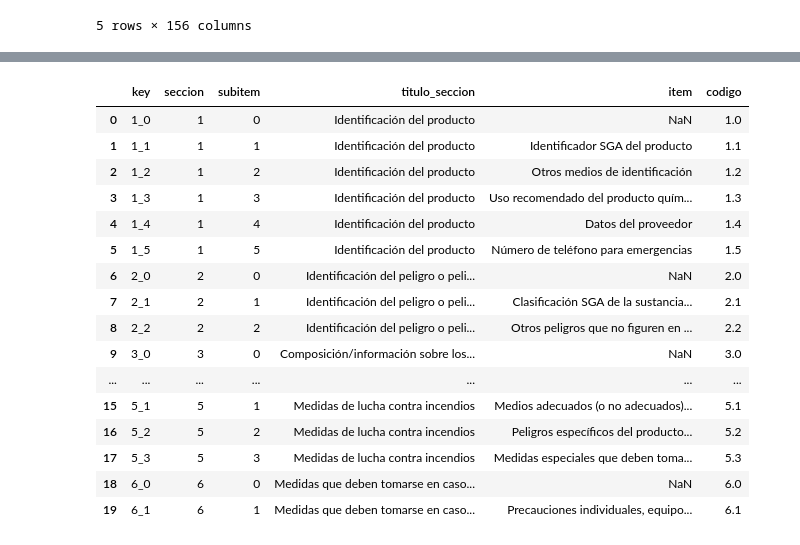
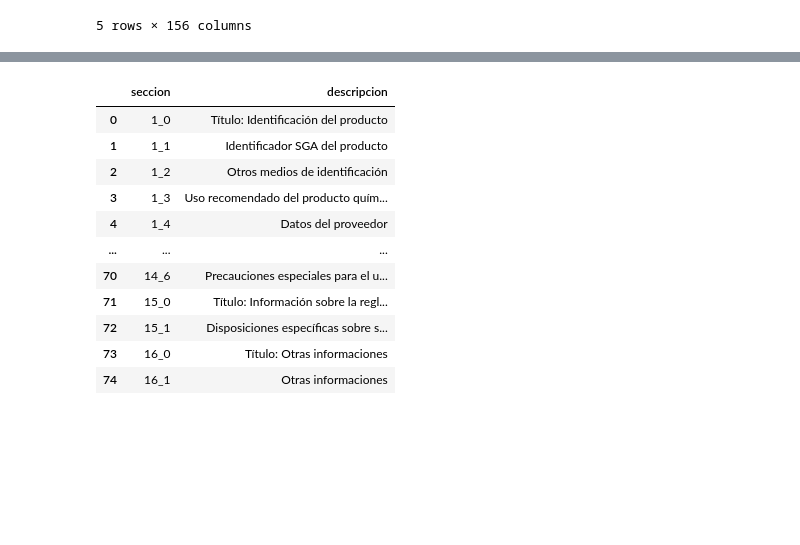
Before and after one commit to jpospinalo/SDS, a Jupyter notebook: notebooks/preprocessing.ipynb, the cells around one changed output, grey strips where cells are left out. Cells and saved outputs as stored; diff of their text form; code cells hidden in the pictures; blank space fills up the shorter version.

```diff
--- a/notebooks/preprocessing.ipynb
+++ b/notebooks/preprocessing.ipynb
@@ -4,7 +4,7 @@
 import pandas as pd
 import matplotlib.pyplot as plt
 
-data = pd.read_csv('../raw/eval.csv',sep=';')
+data = pd.read_csv('../data/raw/eval.csv',sep=';')
 
 
 data.head()
@@ -272,95 +297,54 @@ texto = r"""
 11.5. 	Medidas numéricas de toxicidad (tales como estimaciones de toxicidad aguda)
 12.0.	Título: Información ecotoxicológica
 12.1. 	Toxicidad
 12.2. 	Persistencia y degradabilidad
 12.3. 	Potencial de bioacumulación
 12.4.	Movilidad en el suelo
 12.5. 	Otros efectos adversos
 13.0.	Título: Información relativa a la eliminación de los productos
 13.1. 	Métodos de eliminación
 14.0.	Título: Información relativa al transporte
 14.1. 	Número ONU
 14.2. 	Designación oficial de transporte de las Naciones Unidas
 14.3. 	Clase(s) relativas al transporte
 14.4. 	Grupo de embalaje/envasado si se aplica
 14.5. 	Riesgos ambientales
 14.6. 	Precauciones especiales para el usuario
 15.0.	Título: Información sobre la reglamentación
 15.1. 	Disposiciones específicas sobre seguridad, salud y medio ambiente para el producto de que se trate
 16.0.	Título: Otras informaciones
 16.1. 	Otras informaciones
 """
 
-line_pat = re.compile(r"^\s*(\d+(?:\.\d+)+)\.\s*(.+?)\s*$")
-titulo_pat = re.compile(r"^\s*T[ÍI]TULO\s*:\s*(.+)\s*$", re.IGNORECASE)
+pat = re.compile(r"^\s*(\d+(?:\.\d+)+)\.\s*(.+?)\s*$")
 
-# meta para tu esquema actual X_Y (solo dos niveles: seccion.subitem)
-meta = {}      # clave "15_1", "15_0", ...
-meta_full = {} # clave "3_1_1_2" para subniveles profundos (por si lo quieres)
-
-titulo_seccion_actual = {}
-
-for raw in texto.splitlines():
-    raw = raw.strip()
-    if not raw:
+rows = []
+for line in texto.splitlines():
+    line = line.strip()
+    if not line:
         continue
-
-    m = line_pat.match(raw)
+    m = pat.match(line)
     if not m:
         continue
 
-    codigo = m.group(1)  # ej "15.1" o "3.1.1.2"
-    desc = m.group(2).strip()
+    codigo = m.group(1)                 # ej: "3.1.1.2"
+    desc = m.group(2).strip()           # texto
+    key = codigo.replace(".", "_")      # ej: "3_1_1_2"
 
-    partes = codigo.split(".")
-    seccion = int(partes[0])
+    rows.append({"seccion": key, "descripcion": desc})
 
-    # título de sección
-    mt = titulo_pat.match(desc)
-    if mt and len(partes) == 2 and int(partes[1]) == 0:
-        titulo = mt.group(1).strip()
-        titulo_seccion_actual[seccion] = titulo
-        key = f"{seccion}_0"
-        meta[key] = {"seccion": seccion, "subitem": 0, "titulo_seccion": titulo, "item": None, "codigo": codigo}
-        meta_full["_".join(partes)] = {"titulo_seccion": titulo, "item": None, "codigo": codigo}
-        continue
-
-    # si no es título, guarda el item
-    titulo = titulo_seccion_actual.get(seccion)
-
-    # meta_full siempre lo guarda (para 2.1.1, 3.1.1.2, etc.)
-    meta_full["_".join(partes)] = {"titulo_seccion": titulo, "item": desc, "codigo": codigo}
-
-    # meta (solo 2 niveles) solo guarda si es X.Y (ej 15.1)
-    if len(partes) == 2:
-        subitem = int(partes[1])
-        key = f"{seccion}_{subitem}"
-        meta[key] = {"seccion": seccion, "subitem": subitem, "titulo_seccion": titulo, "item": desc, "codigo": codigo}
-
-# DataFrame de referencia para tu esquema actual (X_Y)
-df_meta = (
-    pd.DataFrame.from_dict(meta, orient="index")
-      .reset_index(names="key")  # key = "15_1"
-      .sort_values(["seccion", "subitem"])
-      .reset_index(drop=True)
-)
-
-df_meta.head(20)
+df_diccionario = pd.DataFrame(rows)
+df_diccionario
 # %% [output]
-|  | key | seccion | subitem | titulo_seccion | item | codigo |
-| 0 | 1_0 | 1 | 0 | Identificación del producto | NaN | 1.0 |
-| 1 | 1_1 | 1 | 1 | Identificación del producto | Identificador SGA del producto | 1.1 |
-| 2 | 1_2 | 1 | 2 | Identificación del producto | Otros medios de identificación | 1.2 |
-| 3 | 1_3 | 1 | 3 | Identificación del producto | Uso recomendado del producto quím... | 1.3 |
-| 4 | 1_4 | 1 | 4 | Identificación del producto | Datos del proveedor | 1.4 |
-| 5 | 1_5 | 1 | 5 | Identificación del producto | Número de teléfono para emergencias | 1.5 |
-| 6 | 2_0 | 2 | 0 | Identificación del peligro o peli... | NaN | 2.0 |
-| 7 | 2_1 | 2 | 1 | Identificación del peligro o peli... | Clasificación SGA de la sustancia... | 2.1 |
-| 8 | 2_2 | 2 | 2 | Identificación del peligro o peli... | Otros peligros que no figuren en ... | 2.2 |
-| 9 | 3_0 | 3 | 0 | Composición/información sobre los... | NaN | 3.0 |
-| ... | ... | ... | ... | ... | ... | ... |
-| 15 | 5_1 | 5 | 1 | Medidas de lucha contra incendios | Medios adecuados (o no adecuados)... | 5.1 |
-| 16 | 5_2 | 5 | 2 | Medidas de lucha contra incendios | Peligros específicos del producto... | 5.2 |
-| 17 | 5_3 | 5 | 3 | Medidas de lucha contra incendios | Medidas especiales que deben toma... | 5.3 |
-| 18 | 6_0 | 6 | 0 | Medidas que deben tomarse en caso... | NaN | 6.0 |
-| 19 | 6_1 | 6 | 1 | Medidas que deben tomarse en caso... | Precauciones individuales, equipo... | 6.1 |
+|  | seccion | descripcion |
+| 0 | 1_0 | Título: Identificación del producto |
+| 1 | 1_1 | Identificador SGA del producto |
+| 2 | 1_2 | Otros medios de identificación |
+| 3 | 1_3 | Uso recomendado del producto quím... |
+| 4 | 1_4 | Datos del proveedor |
+| ... | ... | ... |
+| 70 | 14_6 | Precauciones especiales para el u... |
+| 71 | 15_0 | Título: Información sobre la regl... |
+| 72 | 15_1 | Disposiciones específicas sobre s... |
+| 73 | 16_0 | Título: Otras informaciones |
+| 74 | 16_1 | Otras informaciones |
```
Also changed, not shown: parts of 6 cells of this notebook, 2 other files.
